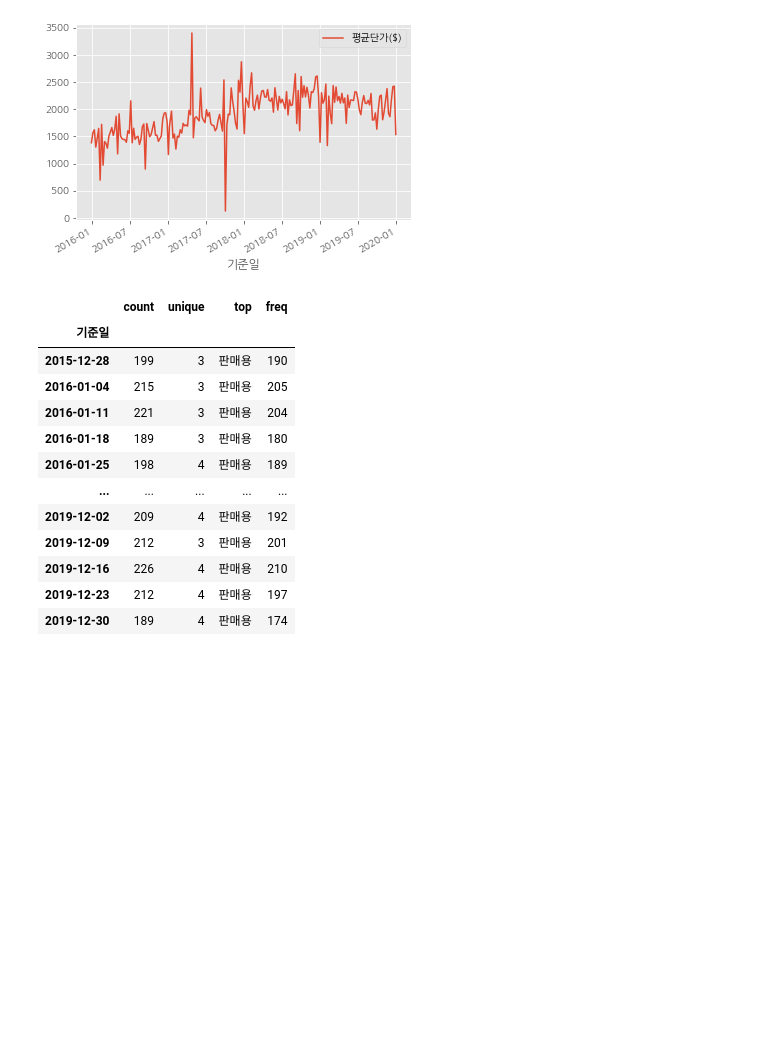
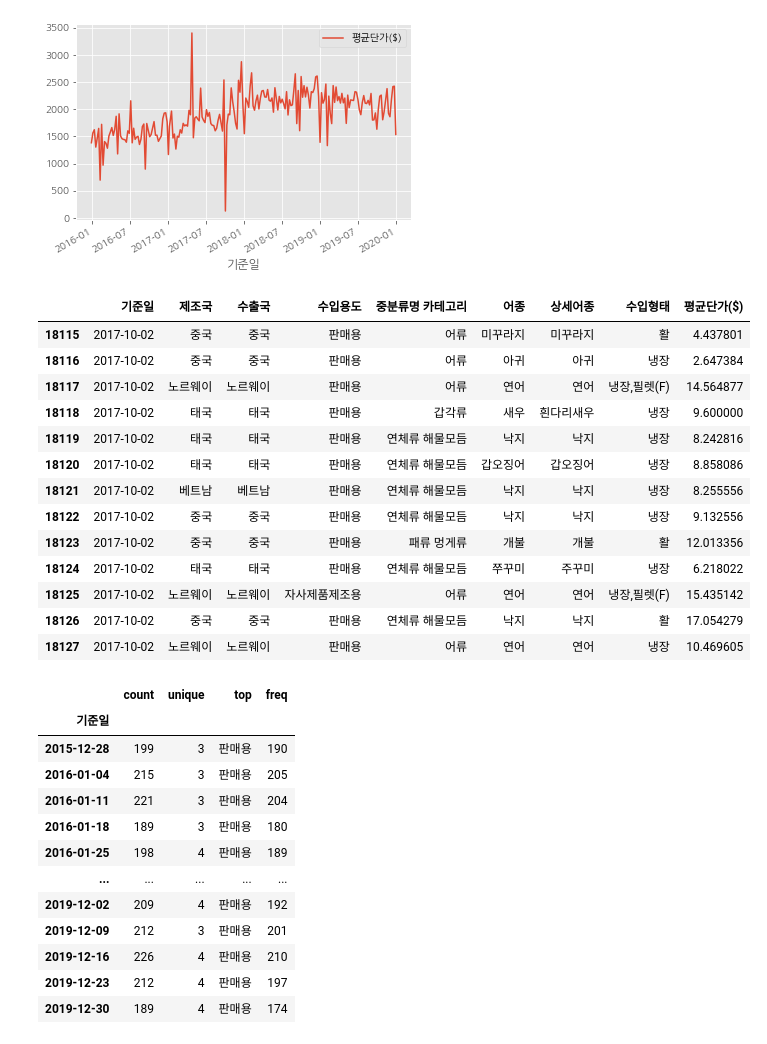
Before and after one commit to Yeony54/Project_Seafood_Import_Price_Prediction, a Jupyter notebook: 빅콘테스트 수산물 평균단가 예측 project EDA_박이현.ipynb, the cells around one changed output. Saved outputs shown, nothing was run; the diff lists cells and outputs as text; code cells hidden in the pictures; blank space fills up the shorter version.

```diff
--- a/빅콘테스트 수산물 평균단가 예측 project EDA_박이현.ipynb
+++ b/빅콘테스트 수산물 평균단가 예측 project EDA_박이현.ipynb
@@ -151,6 +151,23 @@ train.groupby('기준일').sum().plot() # 2017년 말 평균단가 총합도 감
 # %% [output]
 <AxesSubplot:xlabel='기준일'>
 [figure]
+# %%
+train[train['기준일'] == '2017-10-02'] # 다른 시점에 비해 부족한 데이터
+# %% [output]
+|  | 기준일 | 제조국 | 수출국 | 수입용도 | 중분류명 카테고리 | 어종 | 상세어종 | 수입형태 | 평균단가($) |
+| 18115 | 2017-10-02 | 중국 | 중국 | 판매용 | 어류 | 미꾸라지 | 미꾸라지 | 활 | 4.437801 |
+| 18116 | 2017-10-02 | 중국 | 중국 | 판매용 | 어류 | 아귀 | 아귀 | 냉장 | 2.647384 |
+| 18117 | 2017-10-02 | 노르웨이 | 노르웨이 | 판매용 | 어류 | 연어 | 연어 | 냉장,필렛(F) | 14.564877 |
+| 18118 | 2017-10-02 | 태국 | 태국 | 판매용 | 갑각류 | 새우 | 흰다리새우 | 냉장 | 9.600000 |
+| 18119 | 2017-10-02 | 태국 | 태국 | 판매용 | 연체류 해물모듬 | 낙지 | 낙지 | 냉장 | 8.242816 |
+| 18120 | 2017-10-02 | 태국 | 태국 | 판매용 | 연체류 해물모듬 | 갑오징어 | 갑오징어 | 냉장 | 8.858086 |
+| 18121 | 2017-10-02 | 베트남 | 베트남 | 판매용 | 연체류 해물모듬 | 낙지 | 낙지 | 냉장 | 8.255556 |
+| 18122 | 2017-10-02 | 중국 | 중국 | 판매용 | 연체류 해물모듬 | 낙지 | 낙지 | 냉장 | 9.132556 |
+| 18123 | 2017-10-02 | 중국 | 중국 | 판매용 | 패류 멍게류 | 개불 | 개불 | 활 | 12.013356 |
+| 18124 | 2017-10-02 | 태국 | 태국 | 판매용 | 연체류 해물모듬 | 쭈꾸미 | 주꾸미 | 냉장 | 6.218022 |
+| 18125 | 2017-10-02 | 노르웨이 | 노르웨이 | 자사제품제조용 | 어류 | 연어 | 연어 | 냉장,필렛(F) | 15.435142 |
+| 18126 | 2017-10-02 | 중국 | 중국 | 판매용 | 연체류 해물모듬 | 낙지 | 낙지 | 활 | 17.054279 |
+| 18127 | 2017-10-02 | 노르웨이 | 노르웨이 | 판매용 | 어류 | 연어 | 연어 | 냉장 | 10.469605 |
 # %%
 train.groupby('기준일')['수입용도'].describe() # 기준일별 수입용도 describe
 # %% [output]
```
Also changed, not shown: parts of 5 cells of this notebook.
